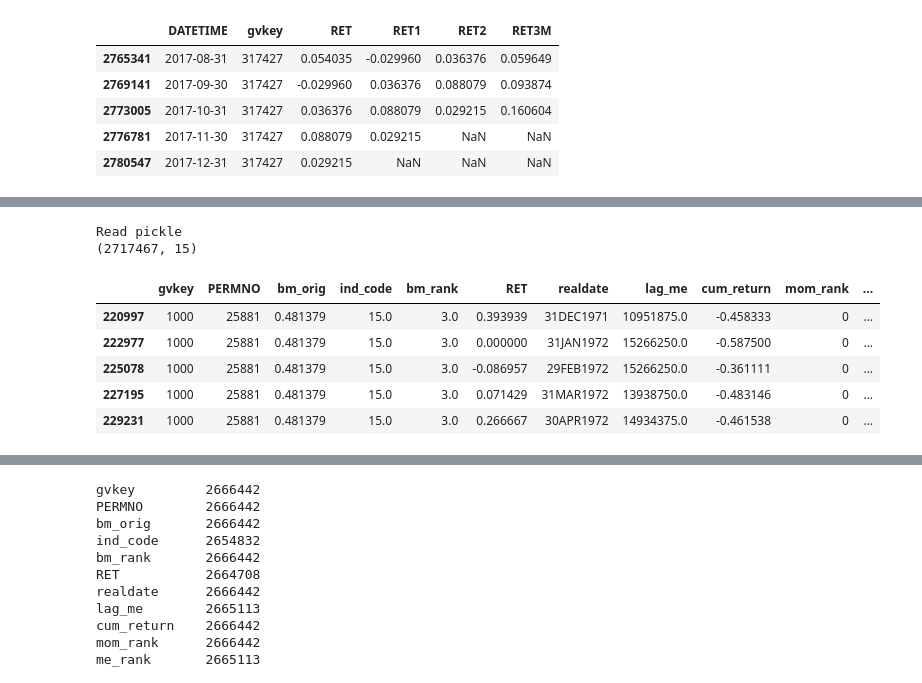
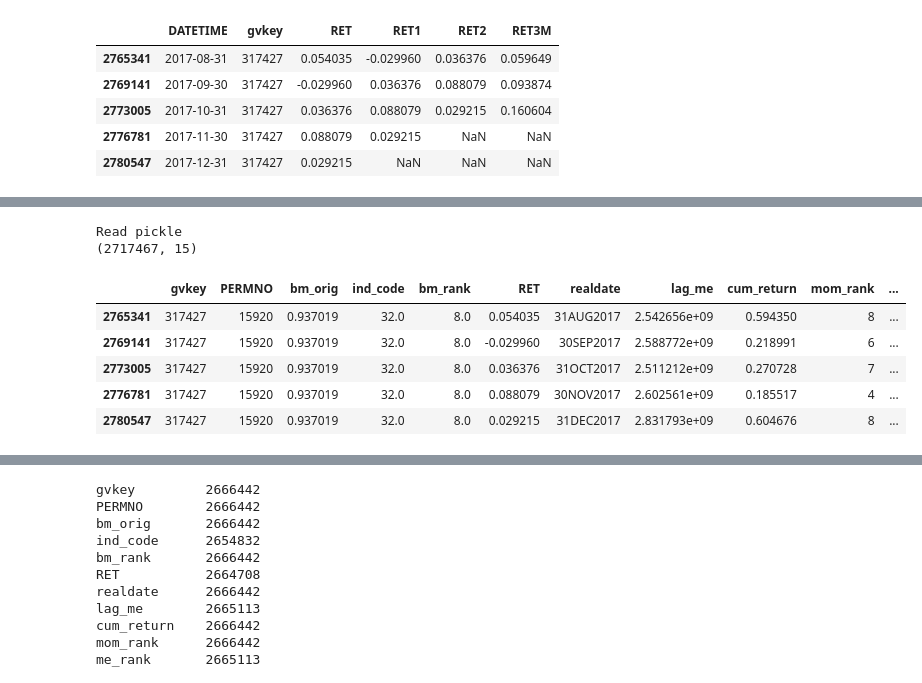
Before and after one commit to druce/ValueMomentum, a Jupyter notebook: 1. Load Stock Data.ipynb, the cells around one changed output, grey strips where cells are left out. Saved outputs shown, nothing was run; the diff lists cells and outputs as text; code cells hidden in the pictures.

```diff
--- a/1. Load Stock Data.ipynb
+++ b/1. Load Stock Data.ipynb
@@ -94,17 +87,17 @@ Wall time: 471 ms
 # %%
 print("Read pickle")
 df = pd.read_pickle('data_trunc.pickle')
 print(df.shape)
-df.head()
+df.tail()
 # %% [output]
 Read pickle
 (2717467, 15)
 |  | gvkey | PERMNO | bm_orig | ind_code | bm_rank | RET | realdate | lag_me | cum_return | mom_rank | ... |
-| 220997 | 1000 | 25881 | 0.481379 | 15.0 | 3.0 | 0.393939 | 31DEC1971 | 10951875.0 | -0.458333 | 0 | ... |
-| 222977 | 1000 | 25881 | 0.481379 | 15.0 | 3.0 | 0.000000 | 31JAN1972 | 15266250.0 | -0.587500 | 0 | ... |
-| 225078 | 1000 | 25881 | 0.481379 | 15.0 | 3.0 | -0.086957 | 29FEB1972 | 15266250.0 | -0.361111 | 0 | ... |
-| 227195 | 1000 | 25881 | 0.481379 | 15.0 | 3.0 | 0.071429 | 31MAR1972 | 13938750.0 | -0.483146 | 0 | ... |
-| 229231 | 1000 | 25881 | 0.481379 | 15.0 | 3.0 | 0.266667 | 30APR1972 | 14934375.0 | -0.461538 | 0 | ... |
+| 2765341 | 317427 | 15920 | 0.937019 | 32.0 | 8.0 | 0.054035 | 31AUG2017 | 2.542656e+09 | 0.594350 | 8 | ... |
+| 2769141 | 317427 | 15920 | 0.937019 | 32.0 | 8.0 | -0.029960 | 30SEP2017 | 2.588772e+09 | 0.218991 | 6 | ... |
+| 2773005 | 317427 | 15920 | 0.937019 | 32.0 | 8.0 | 0.036376 | 31OCT2017 | 2.511212e+09 | 0.270728 | 7 | ... |
+| 2776781 | 317427 | 15920 | 0.937019 | 32.0 | 8.0 | 0.088079 | 30NOV2017 | 2.602561e+09 | 0.185517 | 4 | ... |
+| 2780547 | 317427 | 15920 | 0.937019 | 32.0 | 8.0 | 0.029215 | 31DEC2017 | 2.831793e+09 | 0.604676 | 8 | ... |
 # %%
 # a number of rows with NaN bm_orig, bm_rank
 df.loc[df["bm_orig"].isnull()].sort_values(['PERMNO', 'gvkey', 'DATETIME'])
```
Also changed, not shown: parts of 6 cells of this notebook, 4 other files.
